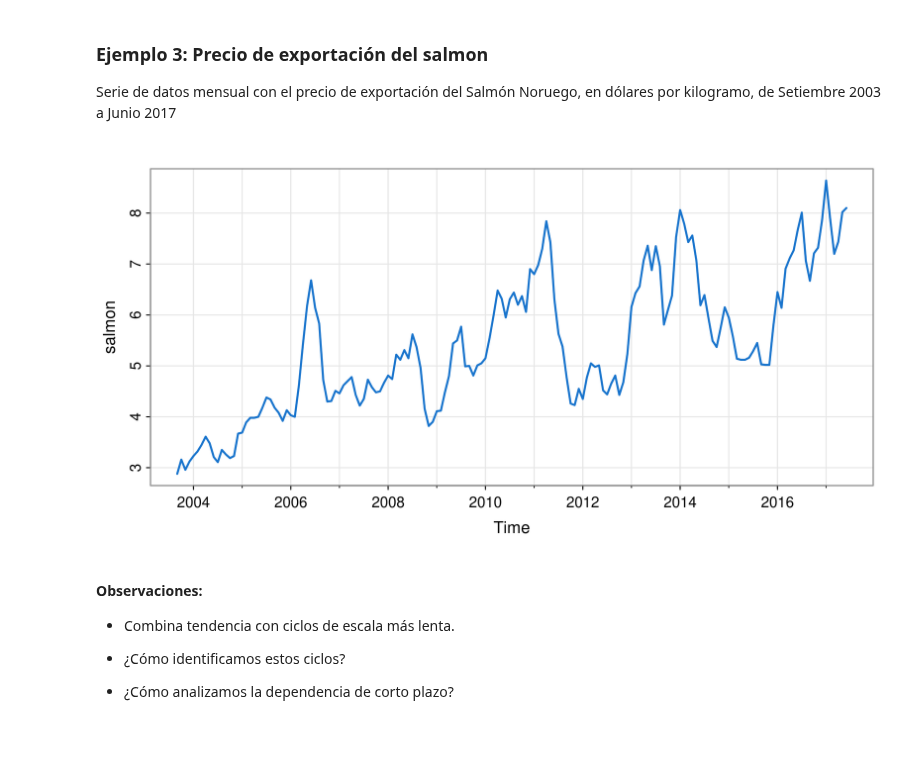
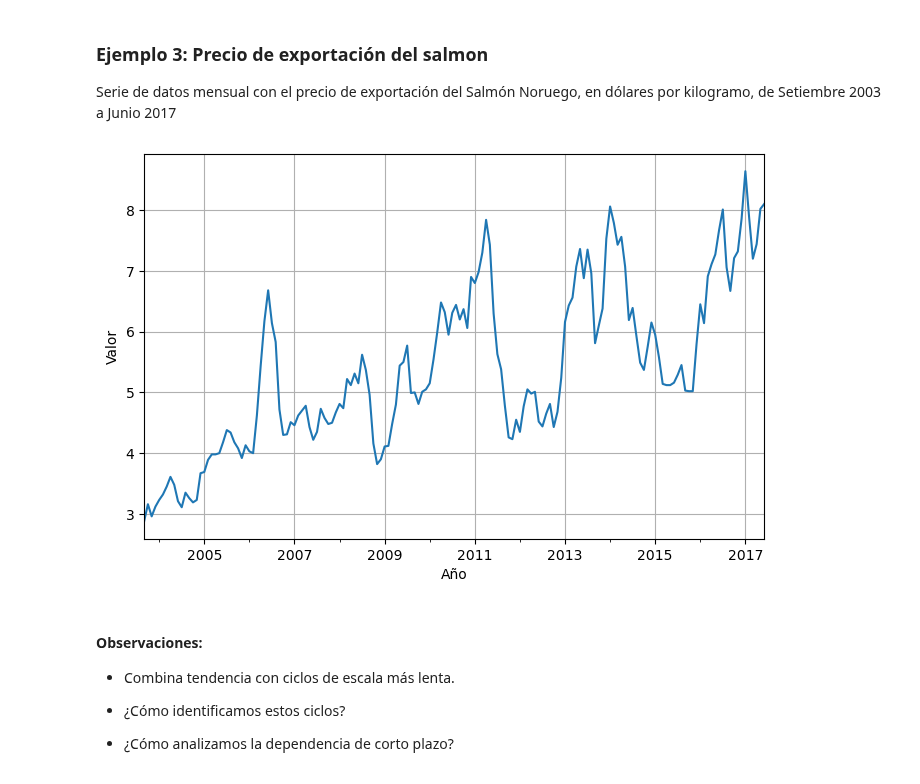
Before and after one commit to aferragu/curso_series_temporales, a Jupyter notebook: 1- Introduccion/Introduccion.ipynb, the cells around one changed output. Saved outputs shown, nothing was run; the diff lists cells and outputs as text; code cells hidden in the pictures; blank space fills up the shorter version.

```diff
--- a/1- Introduccion/Introduccion.ipynb
+++ b/1- Introduccion/Introduccion.ipynb
@@ -123,10 +132,11 @@ tsplot(globtemp, type="o", ylab="Global Temperature Deviations", col=4, lw=2)
 ### Ejemplo 3: Precio de exportación del salmon
 
 Serie de datos mensual con el precio de exportación del Salmón Noruego, en dólares por kilogramo, de Setiembre 2003 a Junio 2017
-# %%
-tsplot(salmon, col=4, lw=2)
-# %% [output]
-[figure, removed]
+# %%
+salmon = astsa.salmon
+salmon.plot(xlabel="Año", ylabel="Valor", legend=False, grid=True);
+# %% [output]
+[figure, added]
 # %% [markdown]
 #### Observaciones:
 
```
Also changed, not shown: parts of 23 cells of this notebook.
